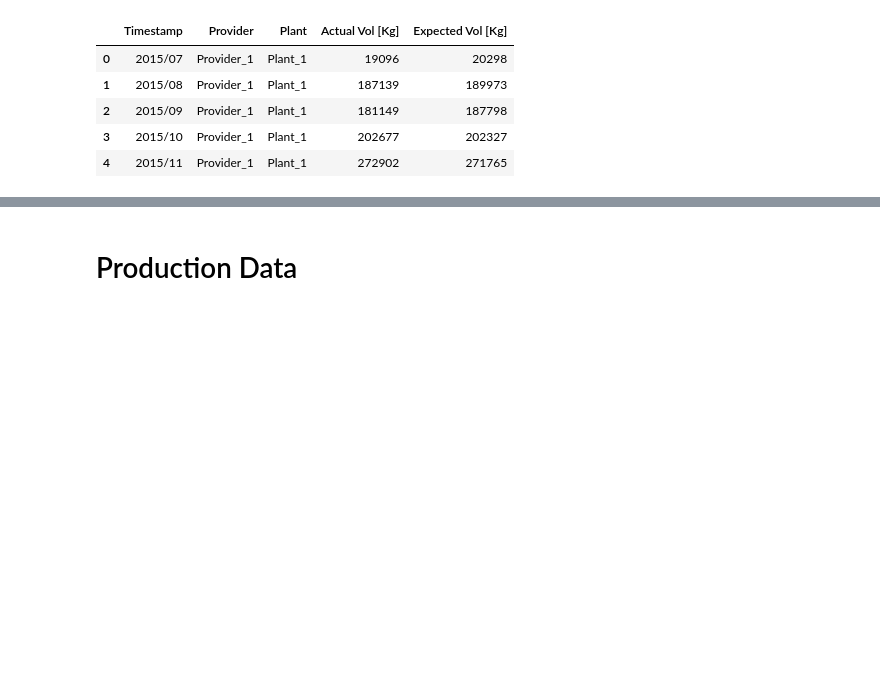
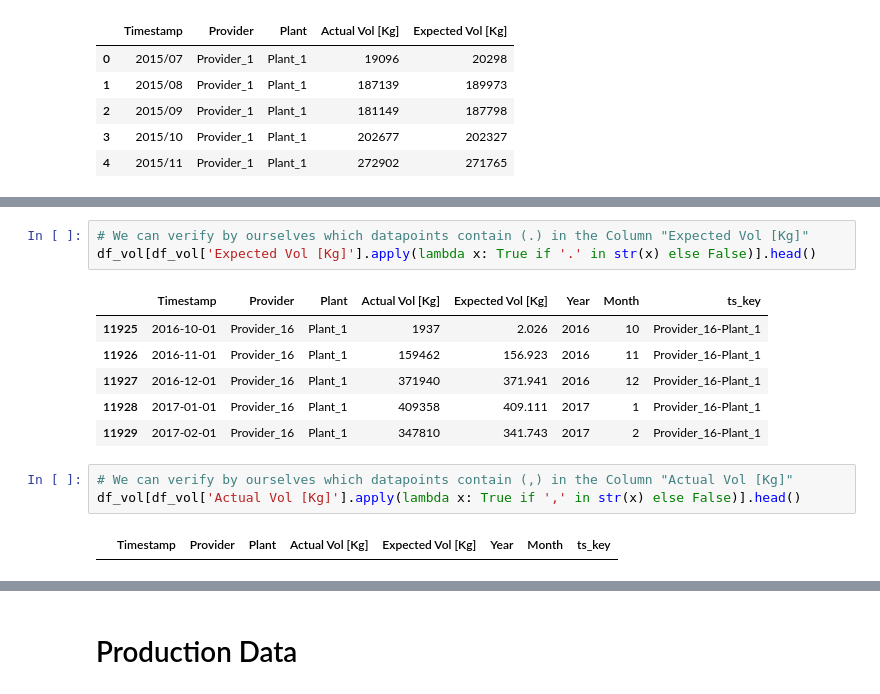
Before and after one commit to noliveraa/ValueDrivenDataScience_LogisticsApplication, a Jupyter notebook: LogisticsApplications/00-EDA.ipynb, the cells around one changed output, grey strips where cells are left out. Drawn from its saved outputs; the diff is of its cells as text; blank space fills up the shorter version.

```diff
--- a/LogisticsApplications/00-EDA.ipynb
+++ b/LogisticsApplications/00-EDA.ipynb
@@ -15,0 +56,15 @@ df_vol.head()
+# %%
+# We can verify by ourselves which datapoints contain (.) in the Column "Expected Vol [Kg]"
+df_vol[df_vol['Expected Vol [Kg]'].apply(lambda x: True if '.' in str(x) else False)].head()
+# %% [output]
+|  | Timestamp | Provider | Plant | Actual Vol [Kg] | Expected Vol [Kg] | Year | Month | ts_key |
+| 11925 | 2016-10-01 | Provider_16 | Plant_1 | 1937 | 2.026 | 2016 | 10 | Provider_16-Plant_1 |
+| 11926 | 2016-11-01 | Provider_16 | Plant_1 | 159462 | 156.923 | 2016 | 11 | Provider_16-Plant_1 |
+| 11927 | 2016-12-01 | Provider_16 | Plant_1 | 371940 | 371.941 | 2016 | 12 | Provider_16-Plant_1 |
+| 11928 | 2017-01-01 | Provider_16 | Plant_1 | 409358 | 409.111 | 2017 | 1 | Provider_16-Plant_1 |
+| 11929 | 2017-02-01 | Provider_16 | Plant_1 | 347810 | 341.743 | 2017 | 2 | Provider_16-Plant_1 |
+# %%
+# We can verify by ourselves which datapoints contain (,) in the Column "Actual Vol [Kg]"
+df_vol[df_vol['Actual Vol [Kg]'].apply(lambda x: True if ',' in str(x) else False)].head()
+# %% [output]
+|  | Timestamp | Provider | Plant | Actual Vol [Kg] | Expected Vol [Kg] | Year | Month | ts_key |
```
Also changed, not shown: parts of 25 cells of this notebook, 2 other files.
